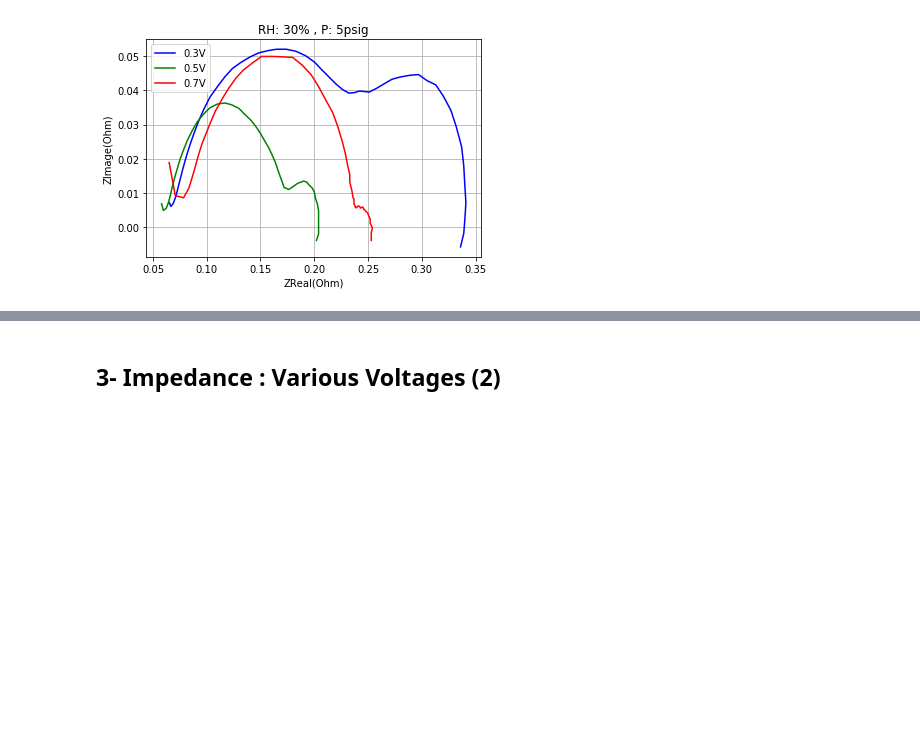
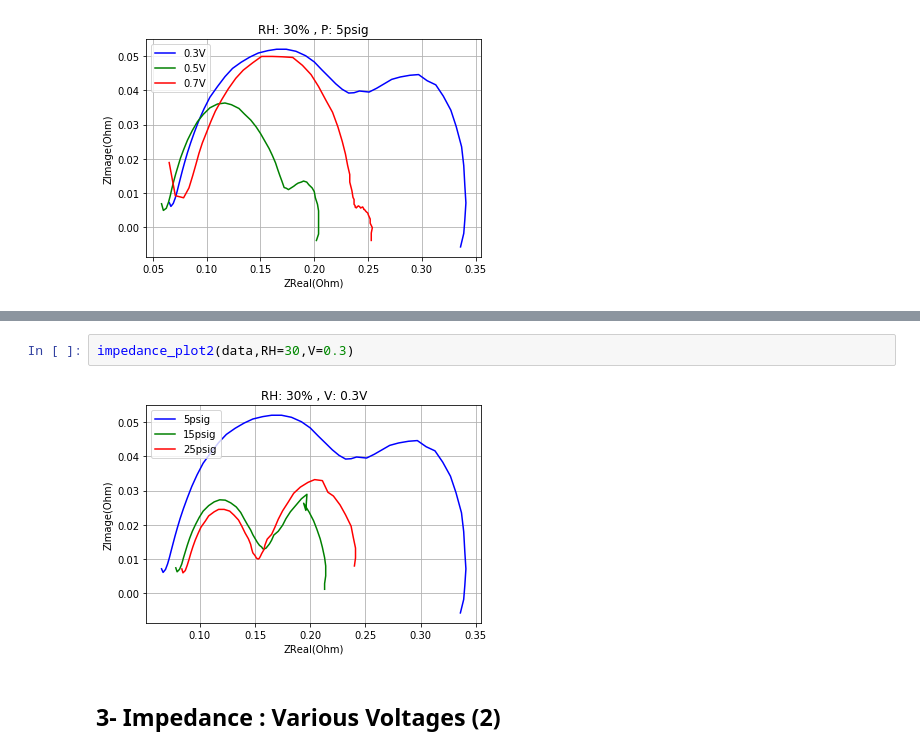
Before and after one commit to ECSIM/pem-dataset1, a Jupyter notebook: Notebooks/Activation Test MEA Constant Current 0.25A.ipynb, the cells around one changed output, grey strips where cells are left out. Saved outputs shown, nothing was run; the diff lists cells and outputs as text; blank space fills up the shorter version.

```diff
--- a/Notebooks/Activation Test MEA Constant Current 0.25A.ipynb
+++ b/Notebooks/Activation Test MEA Constant Current 0.25A.ipynb
@@ -30,3 +34,7 @@ impedance_plot2(data,RH=30,P=5)
+# %%
+impedance_plot2(data,RH=30,V=0.3)
+# %% [output]
+[figure, added]
 # %% [markdown]
 ## 3- Impedance : Various Voltages (2)
 # %%
```
Also changed, not shown: parts of 5 cells of this notebook, 1 other file.
